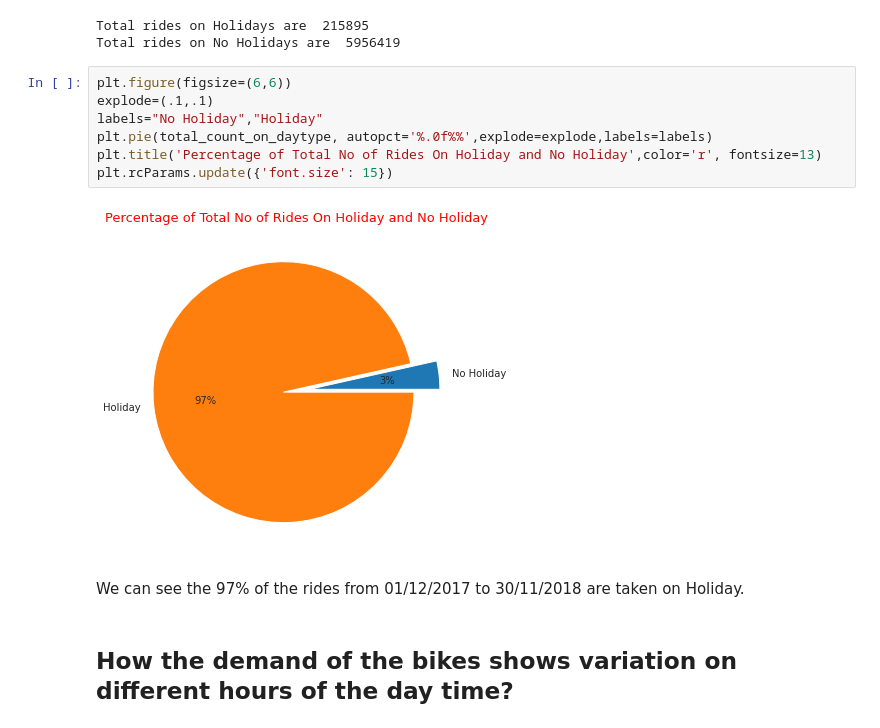
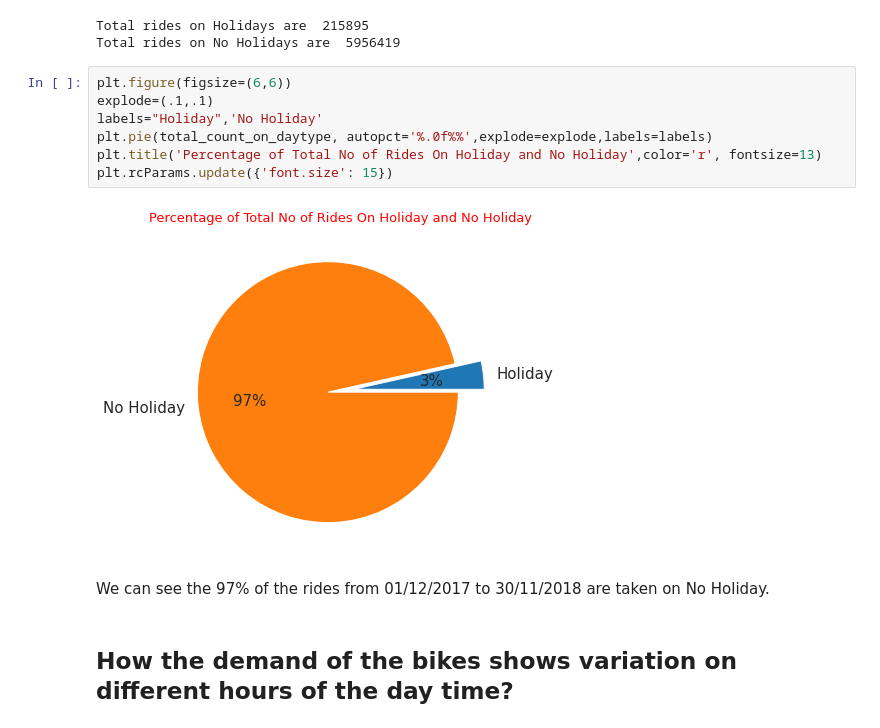
Before and after one commit to GoPlusUltra/Bike-Sharing-Prediction-Model, a Jupyter notebook: Copy_of_Bike_Sharing_Demand_Prediction_Capstone_Project.ipynb, the cells around one changed output. Saved outputs shown, nothing was run; the diff lists cells and outputs as text.

```diff
--- a/Copy_of_Bike_Sharing_Demand_Prediction_Capstone_Project.ipynb
+++ b/Copy_of_Bike_Sharing_Demand_Prediction_Capstone_Project.ipynb
@@ -159,14 +159,15 @@ Total rides on No Holidays are  5956419
 # %%
 plt.figure(figsize=(6,6))
 explode=(.1,.1)
-labels="No Holiday","Holiday"
+labels="Holiday",'No Holiday'
 plt.pie(total_count_on_daytype, autopct='%.0f%%',explode=explode,labels=labels)
 plt.title('Percentage of Total No of Rides On Holiday and No Holiday',color='r', fontsize=13)
 plt.rcParams.update({'font.size': 15})
 # %% [output]
-[figure, old version]
+[figure, new version]
 # %% [markdown]
-We can see the 97% of the rides from  01/12/2017 to 30/11/2018 are taken on Holiday.
+We can see the 97% of the rides from  01/12/2017 to 30/11/2018 are taken on No
+Holiday.
 # %% [markdown]
 ## How the demand of the bikes shows variation on different hours of the day time?
 # %%
```
Also changed, not shown: parts of 23 cells of this notebook.
